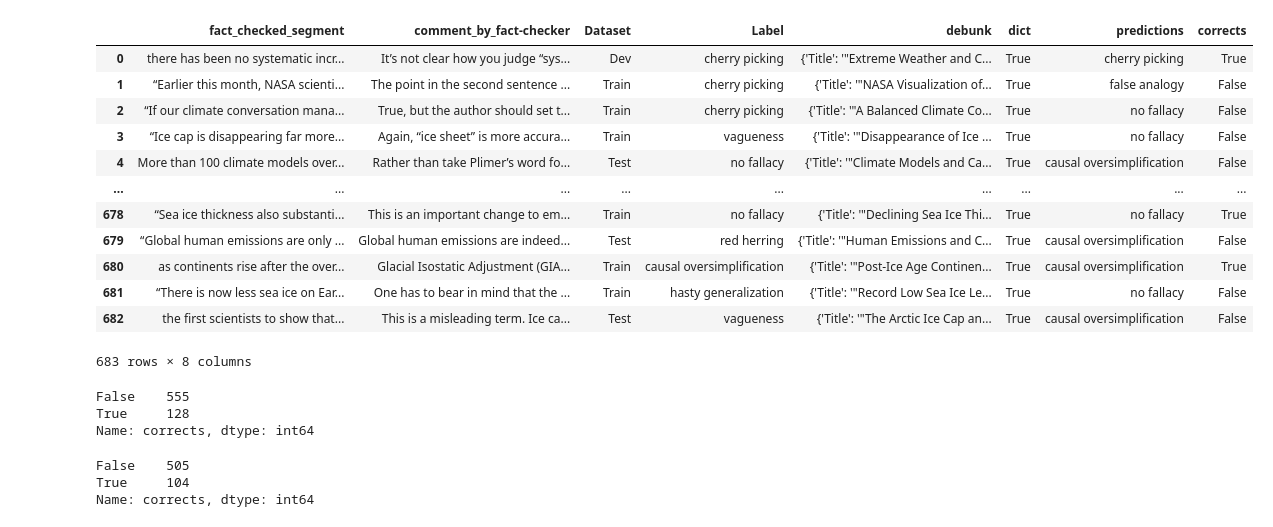
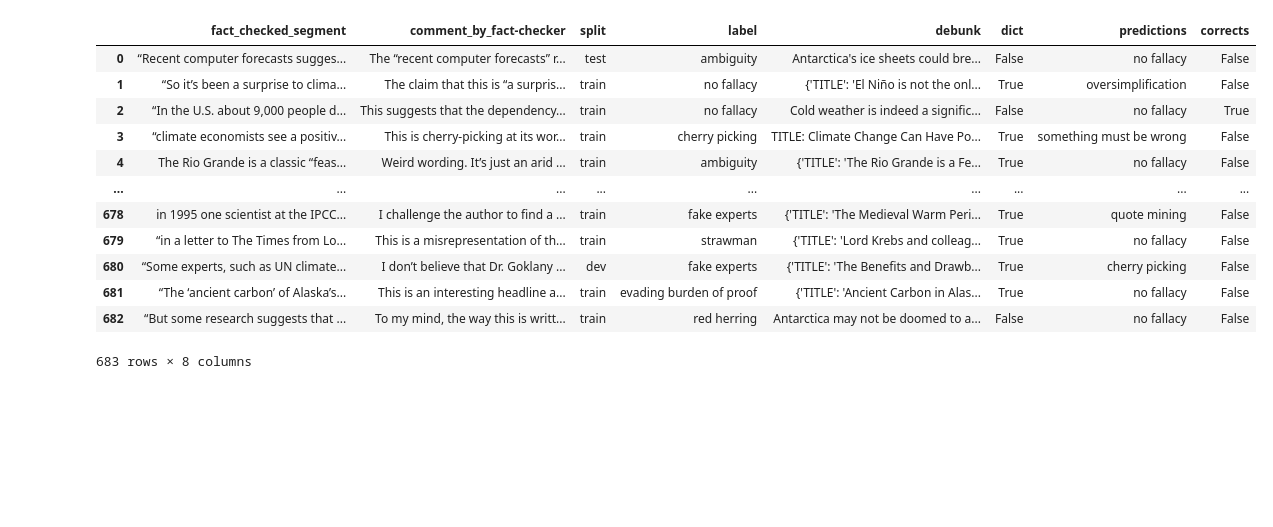
Before and after one commit to fzanart/GenerativeDebunking, a Jupyter notebook: Predictions.ipynb, the cells around one changed output. Saved outputs shown, nothing was run; the diff lists cells and outputs as text; code cells hidden in the pictures; blank space fills up the shorter version.

Commit message:
Re-download Alhindi data, improved label detection, new prompt

```diff
--- a/Predictions.ipynb
+++ b/Predictions.ipynb
@@ -2,7 +2,7 @@
 import pandas as pd
 import difflib
 
-df = pd.read_csv('outputs/all.csv')
-df['Label'] = df['Label'].str.lower()
+df = pd.read_csv('outputs2/all.csv')
+# df['Label'] = df['Label'].str.lower()
 df
 # %% [output]
@@ -62,68 +148,53 @@ df['dict'] = df['debunk'].apply(lambda x: isinstance(x, dict))
 # %%
 preds = []
 incorrect_structure = []
 for i in df.index:
-    if df['dict'].loc[i] == True:
-        label = df['Label'].loc[i]
-        try:
-            sentence = df['debunk'].loc[i]['Fallacy']
-            preds.append(prediction(sentence))
-        except:
+    try:
+        # if response is a correct formatted dict, find the closest label
+        preds.append(get_closest_label(df.loc[i, 'debunk']))
+    except AttributeError:
+        # AttributeError means the response is not a correct formatted dict
+        update, response = get_dict(df.loc[i, 'debunk'])
+        if update:
+            preds.append(get_closest_label(response))
+            df.loc[i, 'dict'] = True
+        else:
             incorrect_structure.append(i)
             preds.append(False)
-    else:
+
+    except Exception as e:
+        print(e)
+        incorrect_structure.append(i)
         preds.append(False)
 
 df['predictions'] = preds
 df['predictions'] = df['predictions'].replace('nofallacy', 'no fallacy')
-
-# Changed results from original "no fallacy":
-df.loc[30, 'predictions'] = 'cherry picking'
-df.loc[34, 'predictions'] = 'strawman'
-df.loc[316, 'predictions'] = 'false analogy'
-df.loc[459, 'predictions'] = 'causal oversimplification'
-df.loc[539, 'predictions'] = 'cherry picking'
-df.loc[552, 'predictions'] = 'false analogy'
-df.loc[621, 'predictions'] = 'cherry picking'
-df.loc[634, 'predictions'] = 'false cause'
 
 # assumes None == no fallacy, False == no fallacy
 df['predictions'] = df['predictions'].fillna('no fallacy')
 df['predictions'] = df['predictions'].replace(False, 'no fallacy')
 
 # map false cause and post hoc to causal oversimplification:
-df['Label'] = df['Label'].replace('false cause', 'causal oversimplification')
-df['Label'] = df['Label'].replace('post hoc', 'causal oversimplification')
-df['predictions'] = df['predictions'].replace('false cause', 'causal oversimplification')
-df['predictions'] = df['predictions'].replace('post hoc', 'causal oversimplification')
+df['label'] = df['label'].replace('false cause', 'oversimplification')
+df['label'] = df['label'].replace('post hoc', 'oversimplification')
+df['predictions'] = df['predictions'].replace('false cause', 'oversimplification')
+df['predictions'] = df['predictions'].replace('post hoc', 'oversimplification')
 
 # check correct results
-df['corrects'] = df['Label'] == df['predictions']
+df['corrects'] = df['label'] == df['predictions']
 
 df
 # %% [output]
-|  | fact_checked_segment | comment_by_fact-checker | Dataset | Label | debunk | dict | predictions | corrects |
-| 0 | there has been no systematic incr... | It’s not clear how you judge “sys... | Dev | cherry picking | {'Title': '"Extreme Weather and C... | True | cherry picking | True |
-| 1 | “Earlier this month, NASA scienti... | The point in the second sentence ... | Train | cherry picking | {'Title': '"NASA Visualization of... | True | false analogy | False |
-| 2 | “If our climate conversation mana... | True, but the author should set t... | Train | cherry picking | {'Title': '"A Balanced Climate Co... | True | no fallacy | False |
-| 3 | “Ice cap is disappearing far more... | Again, “ice sheet” is more accura... | Train | vagueness | {'Title': '"Disappearance of Ice ... | True | no fallacy | False |
-| 4 | More than 100 climate models over... | Rather than take Plimer’s word fo... | Test | no fallacy | {'Title': '"Climate Models and Ca... | True | causal oversimplification | False |
+|  | fact_checked_segment | comment_by_fact-checker | split | label | debunk | dict | predictions | corrects |
+| 0 | “Recent computer forecasts sugges... | The “recent computer forecasts” r... | test | ambiguity | Antarctica's ice sheets could bre... | False | no fallacy | False |
+| 1 | “So it’s been a surprise to clima... | The claim that this is “a surpris... | train | no fallacy | {'TITLE': 'El Niño is not the onl... | True | oversimplification | False |
+| 2 | “In the U.S. about 9,000 people d... | This suggests that the dependency... | train | no fallacy | Cold weather is indeed a signific... | False | no fallacy | True |
+| 3 | “climate economists see a positiv... | This is cherry-picking at its wor... | train | cherry picking | TITLE: Climate Change Can Have Po... | True | something must be wrong | False |
+| 4 | The Rio Grande is a classic “feas... | Weird wording. It’s just an arid ... | train | ambiguity | {'TITLE': 'The Rio Grande is a Fe... | True | no fallacy | False |
 | ... | ... | ... | ... | ... | ... | ... | ... | ... |
-| 678 | “Sea ice thickness also substanti... | This is an important change to em... | Train | no fallacy | {'Title': '"Declining Sea Ice Thi... | True | no fallacy | True |
-| 679 | “Global human emissions are only ... | Global human emissions are indeed... | Test | red herring | {'Title': '"Human Emissions and C... | True | causal oversimplification | False |
-| 680 | as continents rise after the over... | Glacial Isostatic Adjustment (GIA... | Train | causal oversimplification | {'Title': '"Post-Ice Age Continen... | True | causal oversimplification | True |
-| 681 | “There is now less sea ice on Ear... | One has to bear in mind that the ... | Train | hasty generalization | {'Title': '"Record Low Sea Ice Le... | True | no fallacy | False |
-| 682 | the first scientists to show that... | This is a misleading term. Ice ca... | Test | vagueness | {'Title': '"The Arctic Ice Cap an... | True | causal oversimplification | False |
+| 678 | in 1995 one scientist at the IPCC... | I challenge the author to find a ... | train | fake experts | {'TITLE': 'The Medieval Warm Peri... | True | quote mining | False |
+| 679 | “in a letter to The Times from Lo... | This is a misrepresentation of th... | train | strawman | {'TITLE': 'Lord Krebs and colleag... | True | no fallacy | False |
+| 680 | “Some experts, such as UN climate... | I don’t believe that Dr. Goklany ... | dev | fake experts | {'TITLE': 'The Benefits and Drawb... | True | cherry picking | False |
+| 681 | “The ‘ancient carbon’ of Alaska’s... | This is an interesting headline a... | train | evading burden of proof | {'TITLE': 'Ancient Carbon in Alas... | True | no fallacy | False |
+| 682 | “But some research suggests that ... | To my mind, the way this is writt... | train | red herring | Antarctica may not be doomed to a... | False | no fallacy | False |
 683 rows × 8 columns
-# %%
-df['corrects'].value_counts()
-# %% [output]
-False    555
-True     128
-Name: corrects, dtype: int64
-# %%
-df[(df['dict'] == True) & (~df.index.isin(incorrect_structure))]['corrects'].value_counts()
-# %% [output]
-False    505
-True     104
-Name: corrects, dtype: int64
```
Also changed, not shown: parts of 20 cells of this notebook, 4 other files.
